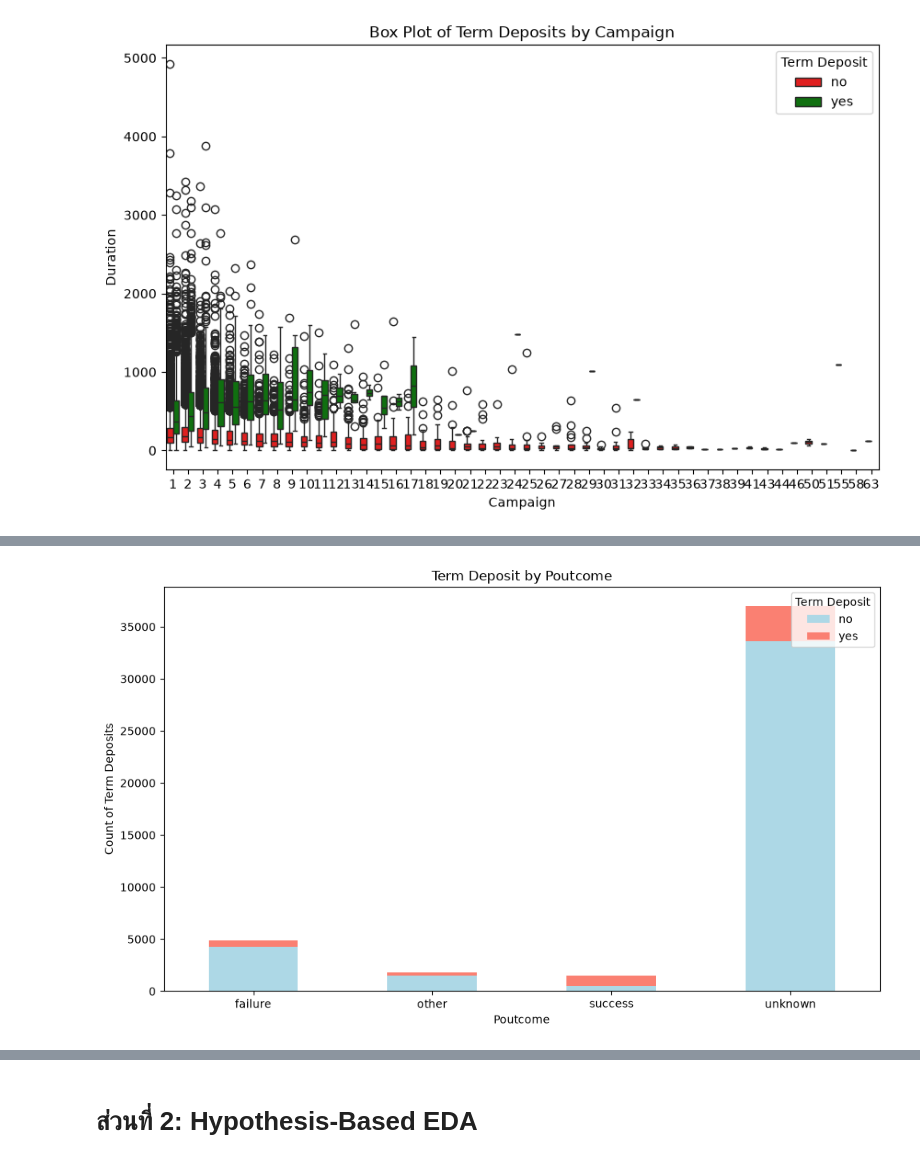
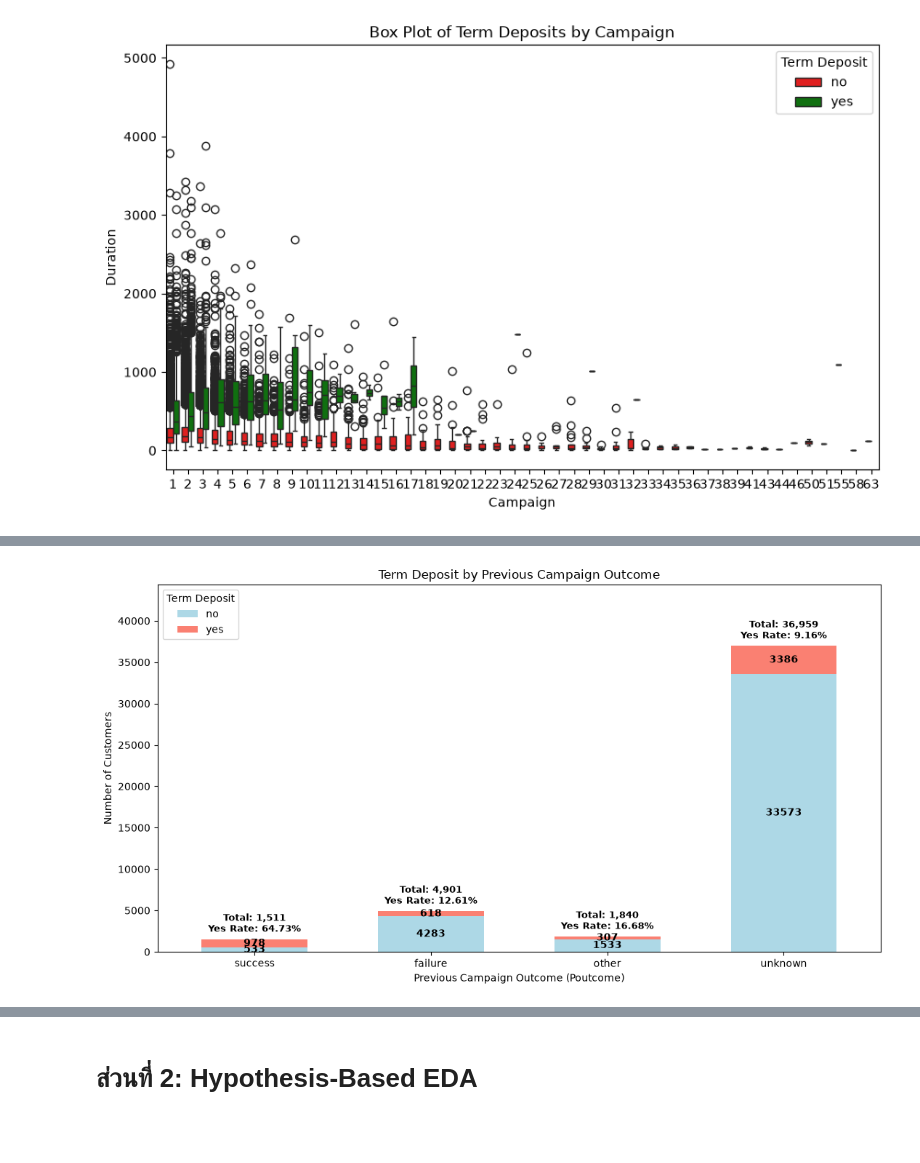
Before and after one commit to TKishioru/DPU.DT, a Jupyter notebook: DT514 วิทยาการข้อมูลและการวิเคราะห์ข้อมูลขนาดใหญ่/Midterm/anwser.ipynb, the cells around one changed output, grey strips where cells are left out. Saved outputs shown, nothing was run; the diff lists cells and outputs as text; code cells hidden in the pictures; blank space fills up the shorter version.

```diff
--- a/DT514 วิทยาการข้อมูลและการวิเคราะห์ข้อมูลขนาดใหญ่/Midterm/anwser.ipynb
+++ b/DT514 วิทยาการข้อมูลและการวิเคราะห์ข้อมูลขนาดใหญ่/Midterm/anwser.ipynb
@@ -474,16 +1168,79 @@ plt.show()
 จงวิเคราะห์ผลลัพธ์ของแคมเปญก่อนหน้า (poutcome) ที่มีความสัมพันธ์กับการสมัคร Term Deposit ในปัจจุบัน โดยใช้ Barplot เปรียบเทียบอัตราการสมัครของลูกค้าในแต่ละกลุ่ม ได้แก่ success, failure, other และ unknown พร้อมสรุปข้อค้นพบ (Insights) จากการวิเคราะห์
 # %%
-# create bar plot of Term Deposit by poutcome
-plt.figure(figsize=(10, 6))
-# Group by poutcome and count the number of term deposits
-poutcome_term_deposit_counts = data_full.groupby('poutcome')['y'].value_counts().unstack().fillna(0)
-poutcome_term_deposit_counts.plot(kind='bar', stacked=True, color=['lightblue', 'salmon'], ax=plt.gca())
-plt.title('Term Deposit by Poutcome')
-plt.xlabel('Poutcome')
-plt.ylabel('Count of Term Deposits')
+# Create Crosstab of Poutcome and Term Deposit
+poutcome_term_deposit_counts = pd.crosstab(
+    data_full['poutcome'],
+    data_full['y']
+)
+
+# กำหนดลำดับกลุ่มและผลการสมัคร
+poutcome_term_deposit_counts = (
+    poutcome_term_deposit_counts.reindex(
+        index=['success', 'failure', 'other', 'unknown'],
+        columns=['no', 'yes'],
+        fill_value=0
+    )
+)
+
+# คำนวณจำนวนรวมและอัตราการสมัคร
+total = poutcome_term_deposit_counts.sum(axis=1)
+
+subscription_rate = (
+    poutcome_term_deposit_counts['yes'] / total * 100
+)
+
+# Create Stacked Barplot
+fig, ax = plt.subplots(figsize=(11, 6))
+
+poutcome_term_deposit_counts.plot(
+    kind='bar',
+    stacked=True,
+    color=['lightblue', 'salmon'],
+    ax=ax,
+    width=0.6
+)
+
+# เพิ่มตัวเลขจำนวนคนในแต่ละส่วนของแท่งกราฟ
+for container in ax.containers:
+    ax.bar_label(
+        container,
+        label_type='center',
+        fmt='%.0f',
+        fontsize=10,
+        fontweight='bold',
+        color='black'
+    )
+
+# เพิ่มจำนวนรวมและอัตราการสมัครเหนือแท่งกราฟ
+for i, group in enumerate(poutcome_term_deposit_counts.index):
+    ax.text(
+        i,
+        total.loc[group] + total.max() * 0.015,
+        f'Total: {total.loc[group]:,}\n'
+        f'Yes Rate: {subscription_rate.loc[group]:.2f}%',
+        ha='center',
+        va='bottom',
+        fontsize=9,
+        fontweight='bold'
+    )
+
+plt.title('Term Deposit by Previous Campaign Outcome')
+plt.xlabel('Previous Campaign Outcome (Poutcome)')
+plt.ylabel('Number of Customers')
 plt.xticks(rotation=0)
-plt.legend(title='Term Deposit', loc='upper right')
+plt.legend(title='Term Deposit', loc='upper left')
+
+# เพิ่มพื้นที่ด้านบนสำหรับตัวเลข
+ax.set_ylim(0, total.max() * 1.20)
+
 plt.tight_layout()
 plt.show()
+
+# ตารางสรุป
+summary = poutcome_term_deposit_counts.copy()
+summary['Total'] = total
+summary['Subscription Rate (%)'] = subscription_rate
+
+display(summary.round(2))
 # %% [output]
-[figure, old version]
+[figure, new version]
```
Also changed, not shown: parts of 46 cells of this notebook, 1 other file.
